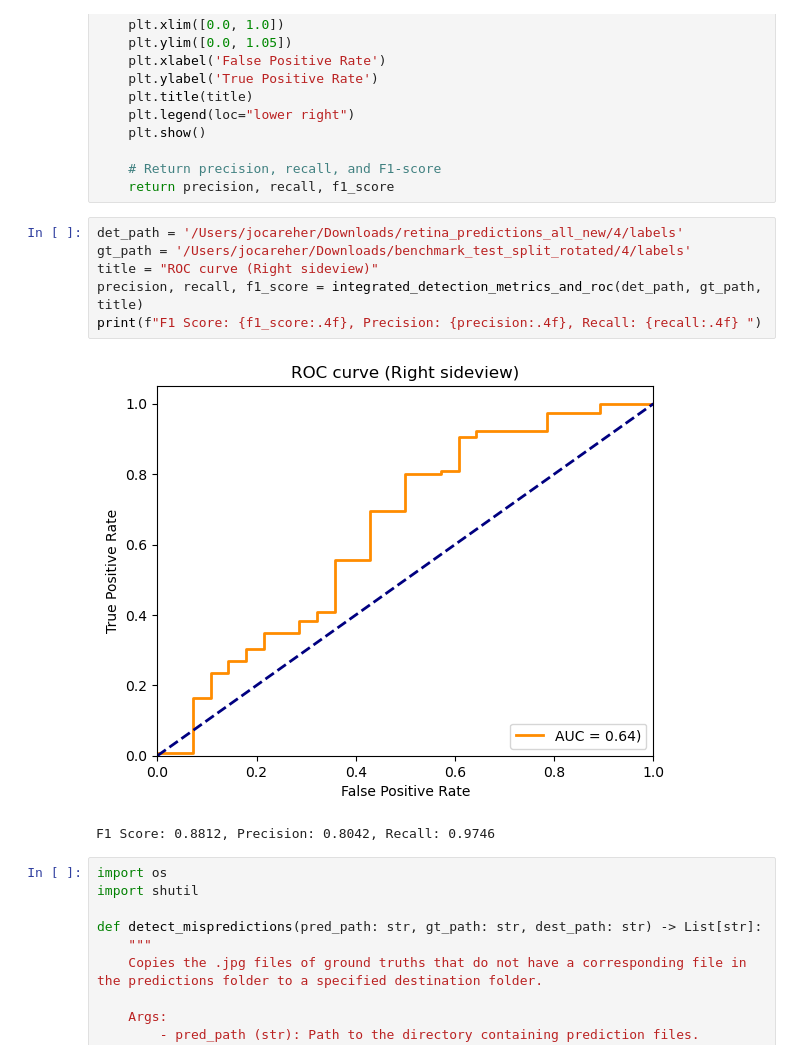
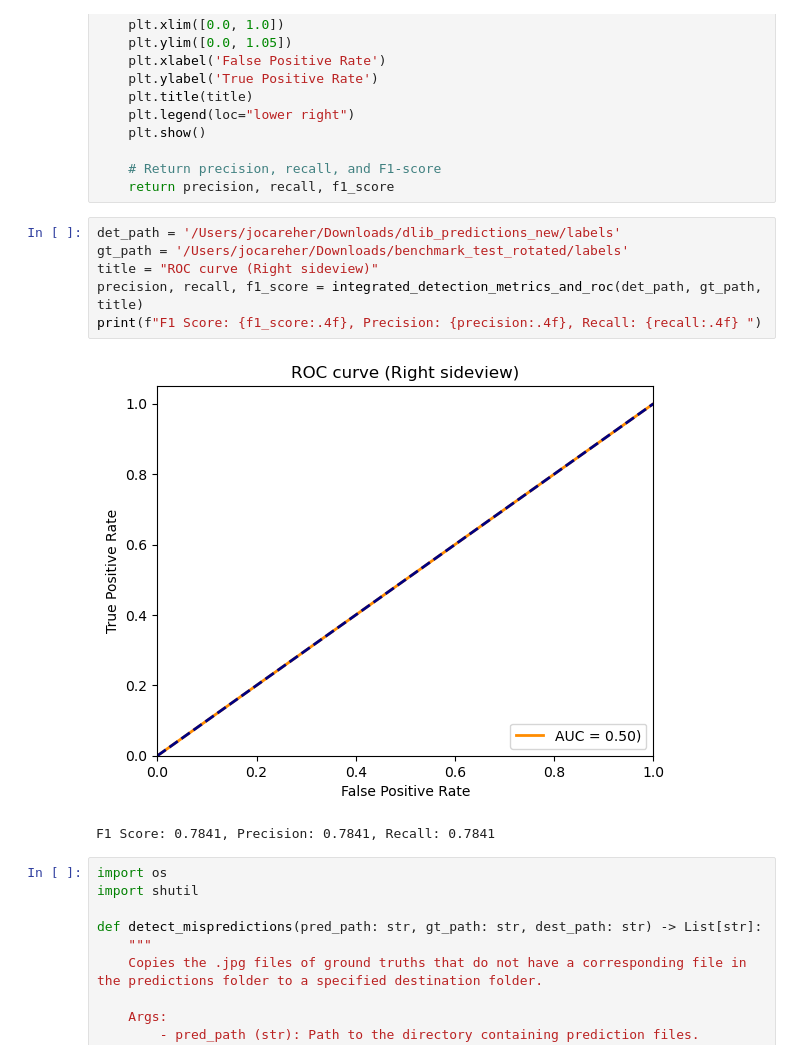
Before and after one commit to Jocareher/baby_face_detection, a Jupyter notebook: notebooks/yolo_v8.ipynb, the cells around one changed output. Saved outputs shown, nothing was run; the diff lists cells and outputs as text.

```diff
--- a/notebooks/yolo_v8.ipynb
+++ b/notebooks/yolo_v8.ipynb
@@ -1025,14 +998,14 @@ def integrated_detection_metrics_and_roc(det_path: str, gt_path: str, title: str
     # Return precision, recall, and F1-score
     return precision, recall, f1_score
 # %%
-det_path = '/Users/jocareher/Downloads/retina_predictions_all_new/4/labels'
-gt_path = '/Users/jocareher/Downloads/benchmark_test_split_rotated/4/labels'
+det_path = '/Users/jocareher/Downloads/dlib_predictions_new/labels'
+gt_path = '/Users/jocareher/Downloads/benchmark_test_rotated/labels'
 title = "ROC curve (Right sideview)"
 precision, recall, f1_score = integrated_detection_metrics_and_roc(det_path, gt_path, title)
 print(f"F1 Score: {f1_score:.4f}, Precision: {precision:.4f}, Recall: {recall:.4f} ")
 # %% [output]
-[figure, old version]
+[figure, new version]
-F1 Score: 0.8812, Precision: 0.8042, Recall: 0.9746
+F1 Score: 0.7841, Precision: 0.7841, Recall: 0.7841
 # %%
 import os
 import shutil
```
Also changed, not shown: parts of 5 cells of this notebook, 2 other files.
